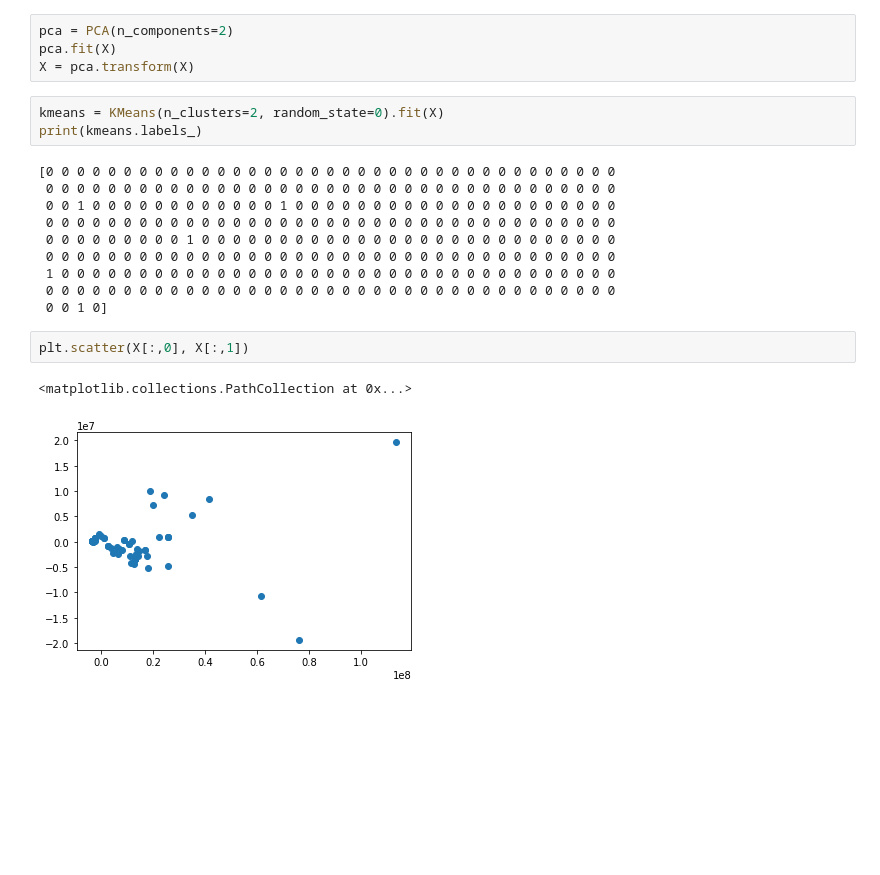
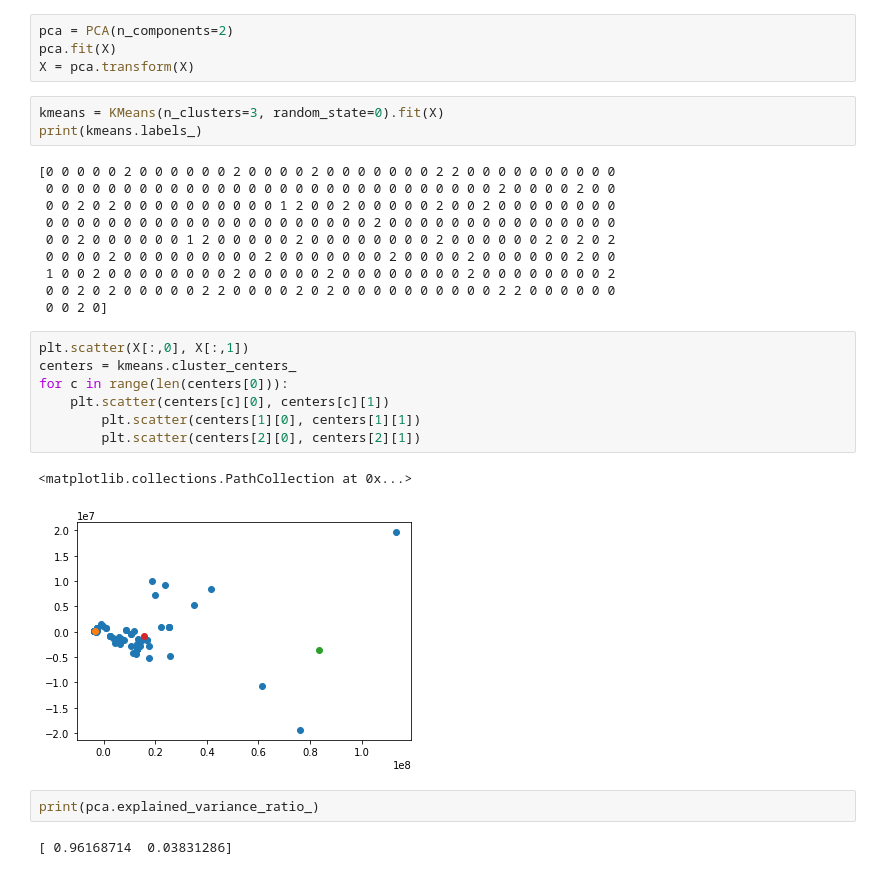
Before and after one commit to golnarg/csci7000_project, a Jupyter notebook: job_clustering.ipynb, the cells around one changed output. Saved outputs shown, nothing was run; the diff lists cells and outputs as text; blank space fills up the shorter version.

```diff
--- a/job_clustering.ipynb
+++ b/job_clustering.ipynb
@@ -111,20 +111,29 @@ pca = PCA(n_components=2)
 pca.fit(X)
 X = pca.transform(X)
 # %%
-kmeans = KMeans(n_clusters=2, random_state=0).fit(X)
+kmeans = KMeans(n_clusters=3, random_state=0).fit(X)
 print(kmeans.labels_)
 # %% [output]
-[0 0 0 0 0 0 0 0 0 0 0 0 0 0 0 0 0 0 0 0 0 0 0 0 0 0 0 0 0 0 0 0 0 0 0 0 0
- 0 0 0 0 0 0 0 0 0 0 0 0 0 0 0 0 0 0 0 0 0 0 0 0 0 0 0 0 0 0 0 0 0 0 0 0 0
- 0 0 1 0 0 0 0 0 0 0 0 0 0 0 0 1 0 0 0 0 0 0 0 0 0 0 0 0 0 0 0 0 0 0 0 0 0
- 0 0 0 0 0 0 0 0 0 0 0 0 0 0 0 0 0 0 0 0 0 0 0 0 0 0 0 0 0 0 0 0 0 0 0 0 0
- 0 0 0 0 0 0 0 0 0 1 0 0 0 0 0 0 0 0 0 0 0 0 0 0 0 0 0 0 0 0 0 0 0 0 0 0 0
- 0 0 0 0 0 0 0 0 0 0 0 0 0 0 0 0 0 0 0 0 0 0 0 0 0 0 0 0 0 0 0 0 0 0 0 0 0
- 1 0 0 0 0 0 0 0 0 0 0 0 0 0 0 0 0 0 0 0 0 0 0 0 0 0 0 0 0 0 0 0 0 0 0 0 0
- 0 0 0 0 0 0 0 0 0 0 0 0 0 0 0 0 0 0 0 0 0 0 0 0 0 0 0 0 0 0 0 0 0 0 0 0 0
- 0 0 1 0]
+[0 0 0 0 0 2 0 0 0 0 0 0 2 0 0 0 0 2 0 0 0 0 0 0 0 2 2 0 0 0 0 0 0 0 0 0 0
+ 0 0 0 0 0 0 0 0 0 0 0 0 0 0 0 0 0 0 0 0 0 0 0 0 0 0 0 0 0 2 0 0 0 0 2 0 0
+ 0 0 2 0 2 0 0 0 0 0 0 0 0 0 0 1 2 0 0 2 0 0 0 0 0 2 0 0 2 0 0 0 0 0 0 0 0
+ 0 0 0 0 0 0 0 0 0 0 0 0 0 0 0 0 0 0 0 0 0 2 0 0 0 0 0 0 0 0 0 0 0 0 0 0 0
+ 0 0 2 0 0 0 0 0 0 1 2 0 0 0 0 0 2 0 0 0 0 0 0 0 0 2 0 0 0 0 0 0 2 0 2 0 2
+ 0 0 0 0 2 0 0 0 0 0 0 0 0 0 2 0 0 0 0 0 0 0 2 0 0 0 0 2 0 0 0 0 0 0 2 0 0
+ 1 0 0 2 0 0 0 0 0 0 0 0 2 0 0 0 0 0 2 0 0 0 0 0 0 0 0 2 0 0 0 0 0 0 0 0 2
+ 0 0 2 0 2 0 0 0 0 0 2 2 0 0 0 0 2 0 2 0 0 0 0 0 0 0 0 0 0 2 2 0 0 0 0 0 0
+ 0 0 2 0]
-# %%
-plt.scatter(X[:,0], X[:,1])
-# %% [output]
-<matplotlib.collections.PathCollection at 0x...>
-[figure, removed]
+# %%
+plt.scatter(X[:,0], X[:,1])
+centers = kmeans.cluster_centers_
+for c in range(len(centers[0])):
+    plt.scatter(centers[c][0], centers[c][1])
+        plt.scatter(centers[1][0], centers[1][1])
+        plt.scatter(centers[2][0], centers[2][1])
+# %% [output]
+<matplotlib.collections.PathCollection at 0x...>
+[figure, added]
+# %%
+print(pca.explained_variance_ratio_)
+# %% [output]
+[ 0.96168714  0.03831286]
```
